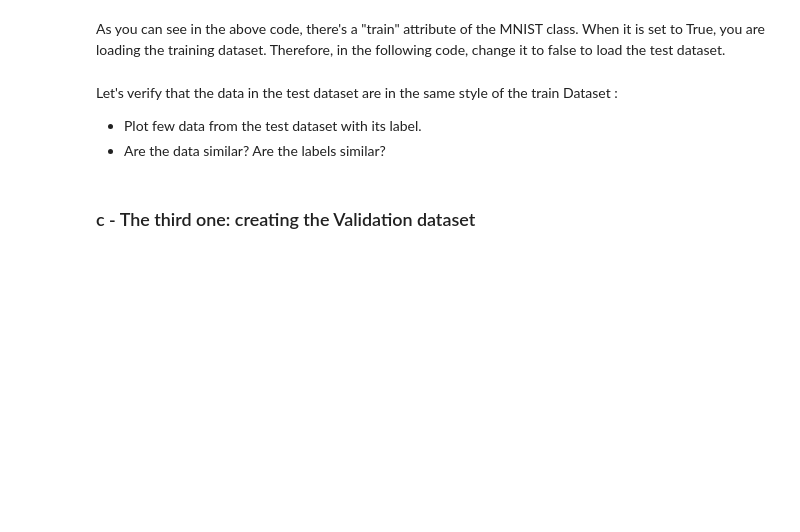
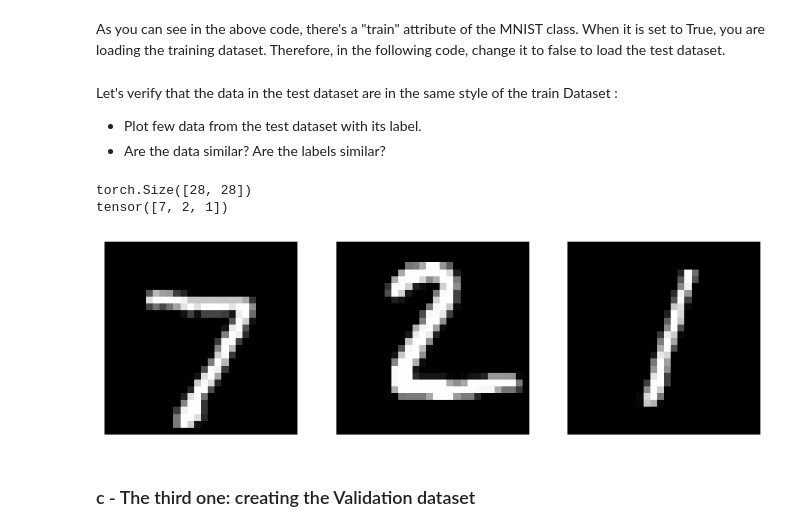
Before and after one commit to MurphLaws/JPEGCompression, a Jupyter notebook: Lab2_AE.ipynb, the cells around one changed output. Cells and saved outputs as stored; diff of their text form; code cells hidden in the pictures; blank space fills up the shorter version.

```diff
--- a/Lab2_AE.ipynb
+++ b/Lab2_AE.ipynb
@@ -153,7 +197,9 @@ As you can see in the above code, there's a "train" attribute of the MNIST class
 # %%
 # TODO : Load the test dataset. Inspire yourself from the mnist_train dataset loading
 
-mnist_test = ...
+mnist_test = MNIST('data', train=False, download=True, transform=transforms.ToTensor())
+
+# end TODO
 # %% [markdown]
 Let's verify that the data in the test dataset are in the same style of the train Dataset :
 - Plot few data from the test dataset with its label.
@@ -161,12 +207,24 @@ Let's verify that the data in the test dataset are in the same style of the trai
 # %%
 # TODO: What's the size of the Dataset ?
 # TODO: Retrieve one element of the Dataset ? What is the shape of one piece of Data ?
 # TODO: Plot the retrieved Data
 
-size_of_dataset = ...
-data = ...
+size_of_dataset = len(mnist_test)
+test_data = mnist_test.data
+print(data[0].shape)
 
-plt.imshow
+print(mnist_test.targets[0:3])
+
+plt.figure(figsize=(10, 10))
+for i in range(3):
+    plt.subplot(1, 3, i+1)
+    plt.imshow(test_data[i], cmap='gray')
+    plt.axis('off')
+plt.show()
+# %% [output]
+torch.Size([28, 28])
+tensor([7, 2, 1])
+[figure, added]
 # %% [markdown]
 ### c - The third one: creating the Validation dataset
 # %% [markdown]
```
Also changed, not shown: parts of 4 cells of this notebook.
